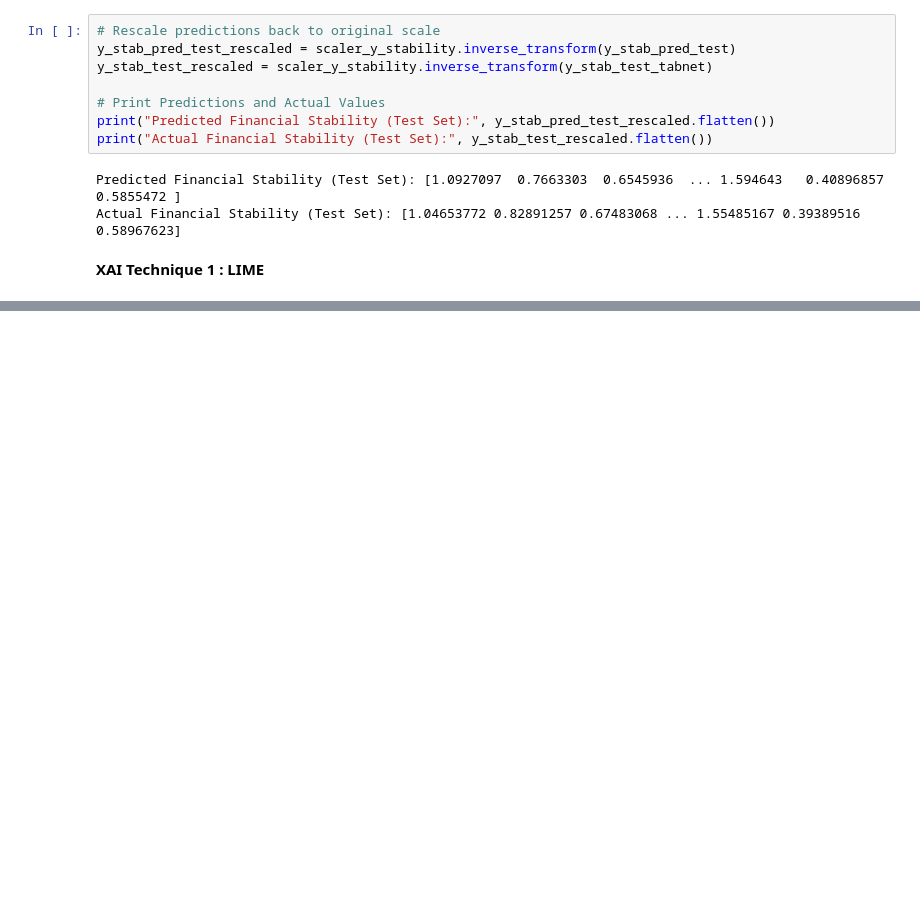
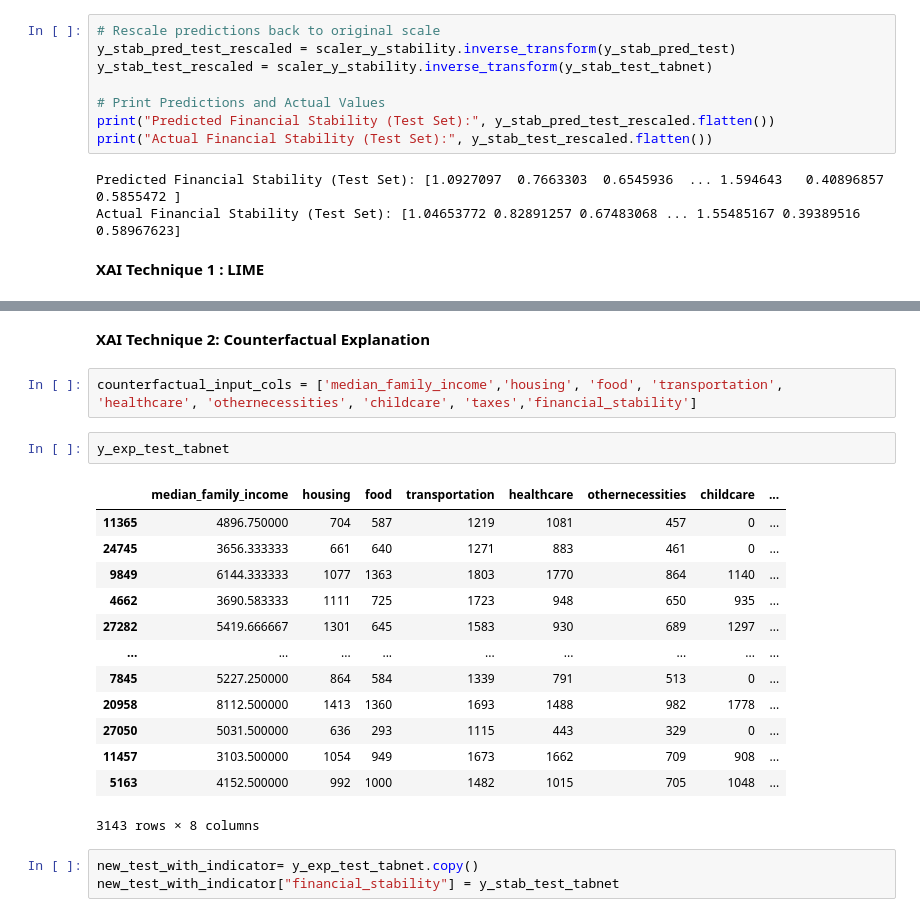
Before and after one commit to savinthie/Final_Year_Project_IDP_2024-2025, a Jupyter notebook: Final_IDP_model.ipynb, the cells around one changed output, grey strips where cells are left out. Drawn from its saved outputs; the diff is of its cells as text; blank space fills up the shorter version.

Commit message:
Counter-factual XAI is added to predict the indicator with its explanations

```diff
--- a/Final_IDP_model.ipynb
+++ b/Final_IDP_model.ipynb
@@ -895,3 +895,26 @@ exp.show_in_notebook(show_table=True)
 # %% [output]
 LIME Explanation:
 [interactive output not drawn]
+# %% [markdown]
+**XAI Technique 2: Counterfactual Explanation**
+# %%
+counterfactual_input_cols = ['median_family_income','housing', 'food', 'transportation', 'healthcare', 'othernecessities', 'childcare', 'taxes','financial_stability']
+# %%
+y_exp_test_tabnet
+# %% [output]
+|  | median_family_income | housing | food | transportation | healthcare | othernecessities | childcare | ... |
+| 11365 | 4896.750000 | 704 | 587 | 1219 | 1081 | 457 | 0 | ... |
+| 24745 | 3656.333333 | 661 | 640 | 1271 | 883 | 461 | 0 | ... |
+| 9849 | 6144.333333 | 1077 | 1363 | 1803 | 1770 | 864 | 1140 | ... |
+| 4662 | 3690.583333 | 1111 | 725 | 1723 | 948 | 650 | 935 | ... |
+| 27282 | 5419.666667 | 1301 | 645 | 1583 | 930 | 689 | 1297 | ... |
+| ... | ... | ... | ... | ... | ... | ... | ... | ... |
+| 7845 | 5227.250000 | 864 | 584 | 1339 | 791 | 513 | 0 | ... |
+| 20958 | 8112.500000 | 1413 | 1360 | 1693 | 1488 | 982 | 1778 | ... |
+| 27050 | 5031.500000 | 636 | 293 | 1115 | 443 | 329 | 0 | ... |
+| 11457 | 3103.500000 | 1054 | 949 | 1673 | 1662 | 709 | 908 | ... |
+| 5163 | 4152.500000 | 992 | 1000 | 1482 | 1015 | 705 | 1048 | ... |
+3143 rows × 8 columns
+# %%
+new_test_with_indicator= y_exp_test_tabnet.copy()
+new_test_with_indicator["financial_stability"] = y_stab_test_tabnet
```
Also changed, not shown: parts of 4 cells of this notebook.
